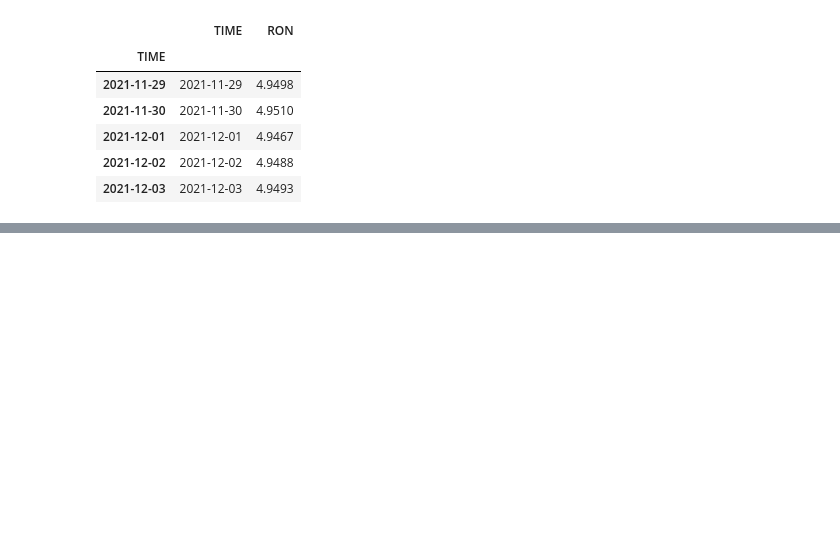
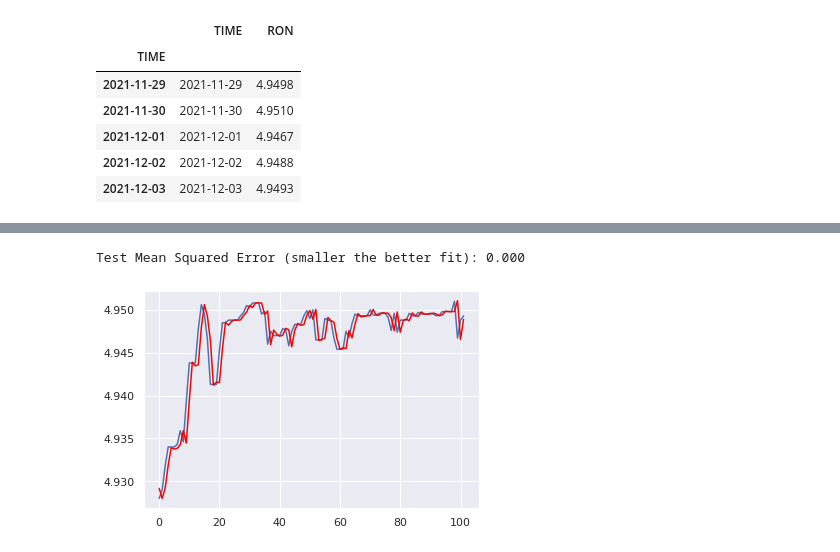
Before and after one commit to jtunde/Python, a Jupyter notebook: cn2 ARIMA.ipynb, the cells around one changed output, grey strips where cells are left out. Cells and saved outputs as stored; diff of their text form; code cells hidden in the pictures; blank space fills up the shorter version.

```diff
--- a/cn2 ARIMA.ipynb
+++ b/cn2 ARIMA.ipynb
@@ -244,0 +288,19 @@ Freq: D, Name: ARIMA Predictions, dtype: float64
+# %%
+data = pd.read_csv('drive/MyDrive/data.csv', header=0, parse_dates=[0], index_col=0).values
+# %%
+def StartARIMAForecasting(Actual, P, D, Q):
+	model = ARIMA(Actual, order=(P, D, Q))
+	model_fit = model.fit(disp=0)
+	prediction = model_fit.forecast()[0]
+	return prediction
+# %%
+NumberOfElements = len(data)
+#Use 70% of data as training, rest 30% to Test model
+TrainingSize = int(NumberOfElements * 0.7)
+TrainingData = data[0:TrainingSize]
+TestData = data[TrainingSize:NumberOfElements]
+
+#new arrays to store actual and predictions
+Actual = [x for x in TrainingData]
+Predictions = list()
+print(len(TestData))
@@ -244,0 +309,9 @@ Freq: D, Name: ARIMA Predictions, dtype: float64
+# %%
+for timepoint in range(len(TestData)):
+  ActualValue =  TestData[timepoint]
+	#forcast value
+  Prediction = StartARIMAForecasting(Actual, 3,1,0)
+  print('Actual=%f, Predicted=%f' % (ActualValue, Prediction))
+	#add it in the list
+  Predictions.append(Prediction)
+  Actual.append(ActualValue)
@@ -244,0 +338,11 @@ Freq: D, Name: ARIMA Predictions, dtype: float64
+# %%
+#Print MSE to see how good the model is
+Error = mean_squared_error(TestData, Predictions)
+print('Test Mean Squared Error (smaller the better fit): %.3f' % Error)
+# plot
+pyplot.plot(TestData)
+pyplot.plot(Predictions, color='red')
+pyplot.show()
+# %% [output]
+Test Mean Squared Error (smaller the better fit): 0.000
+[figure, added]
```
Also changed, not shown: parts of 19 cells of this notebook.
